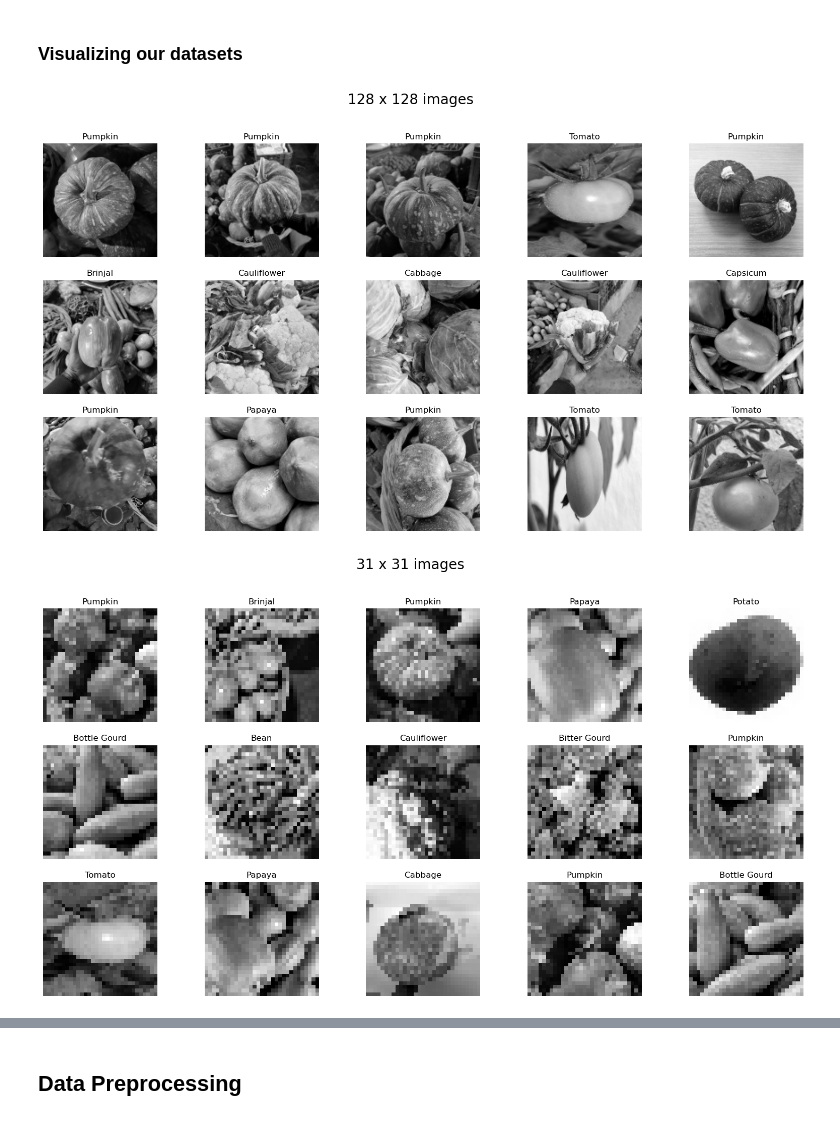
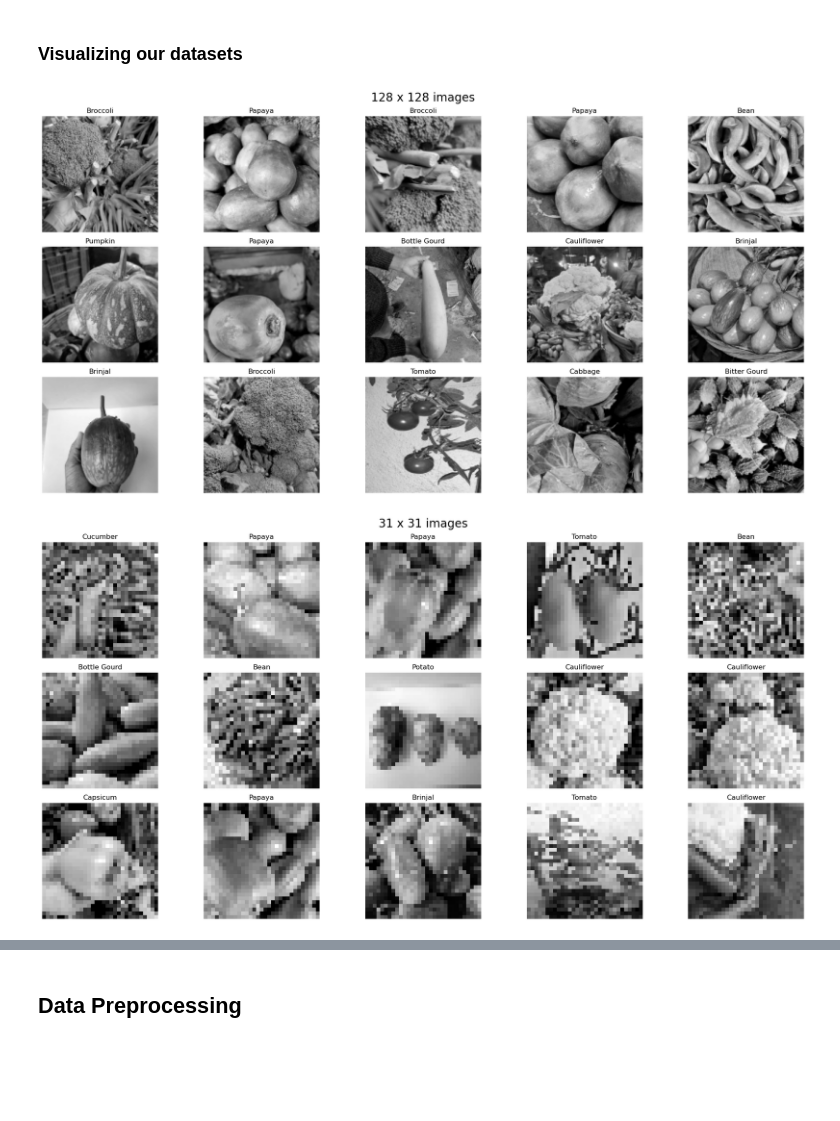
Before and after one commit to errnasty/Connvolution-and-Recurrent-Neural-Networks, a Jupyter notebook: CNN.ipynb, the cells around one changed output, grey strips where cells are left out. Saved outputs shown, nothing was run; the diff lists cells and outputs as text; code cells hidden in the pictures; blank space fills up the shorter version.

```diff
--- a/CNN.ipynb
+++ b/CNN.ipynb
@@ -83,7 +81,8 @@ def dataset(directory,image_size,seed=seed):
         color_mode='grayscale',
         image_size=image_size,
         shuffle=True,
-        seed=seed
+        seed=seed,
+        batch_size=32
     )
     return dataset
 
@@ -94,6 +93,9 @@ dataset_validation_31 = dataset(directory_validation,(31,31))
 dataset_train_128 = dataset(directory_train,(128,128))
 dataset_test_128 = dataset(directory_test,(128,128))
 dataset_validation_128 = dataset(directory_validation,(128,128))
+
+
+# print(dataset_test_128._batch_size.numpy())
 # %% [output]
 Found 9028 files belonging to 15 classes.
 Found 3000 files belonging to 15 classes.
@@ -128,25 +130,31 @@ class_labels = [
 # %% [markdown]
 ### Visualizing our datasets
 # %%
-def plot_dataset(dataset, class_labels,title):
-    n_images = len(class_labels)
+def plot_dataset(dataset, class_labels,title,amtOfPictures):
+    n_images = amtOfPictures
     rows = int(np.sqrt(n_images))
     cols = int(np.ceil(n_images / rows))
 
+    i = 0
     plt.figure(figsize=(20, 10))
     plt.suptitle(title, fontsize=20)
-    for images, labels in dataset.take(1):
-        for i in range(n_images):
-            ax = plt.subplot(rows, cols, i + 1)
-            plt.imshow(images[i].numpy().astype("uint8"),cmap='gray')
-            plt.title(class_labels[np.argmax(labels[i])])
-            plt.axis("off")
+    for images, labels in dataset:
+        ax = plt.subplot(rows, cols, i+1)
+        plt.imshow(images.numpy().astype("uint8"),cmap='gray')
+        plt.title(class_labels[np.argmax(labels)])
+        plt.axis("off")
+        i += 1
+
+        if i >= n_images:
+            break
+
+    plt.tight_layout()
     plt.show()
 
-plot_dataset(dataset_train_128,class_labels,'128 x 128 images')
+plot_dataset(dataset_train_128,class_labels,'128 x 128 images',15)
 # %% [output]
-[figure, old version]
+[figure, new version]
 # %%
-plot_dataset(dataset_train_31,class_labels,'31 x 31 images')
+plot_dataset(dataset_train_31,class_labels,'31 x 31 images',15)
 # %% [output]
-[figure, old version]
+[figure, new version]
```
Also changed, not shown: parts of 10 cells of this notebook.
